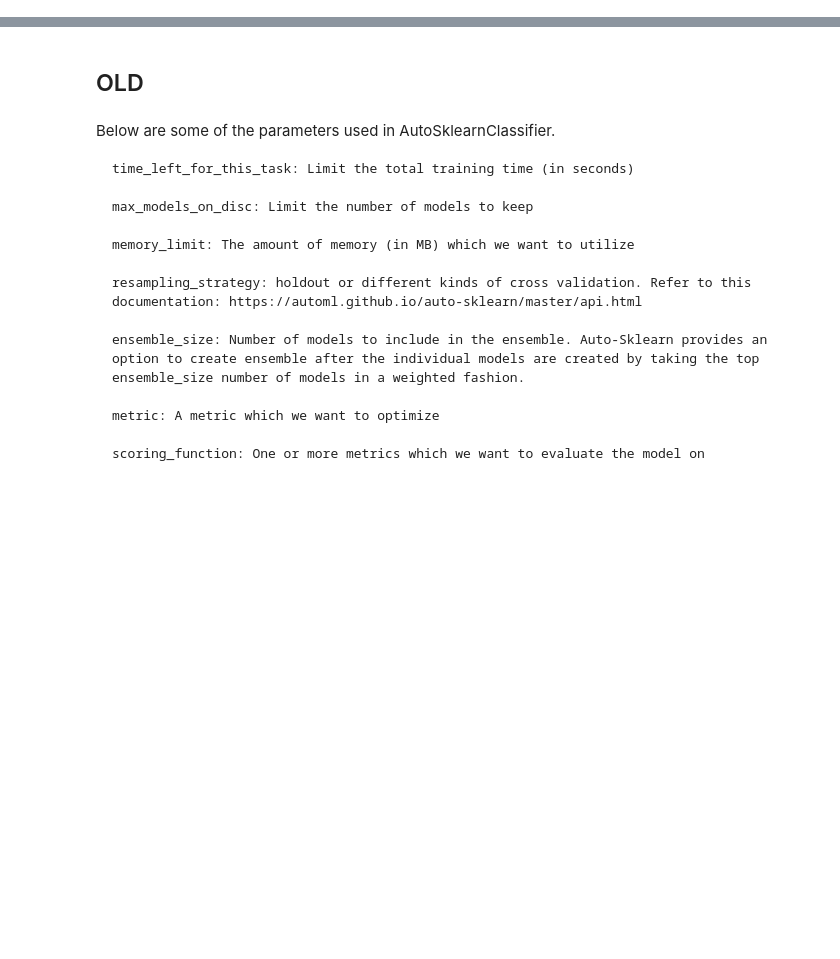
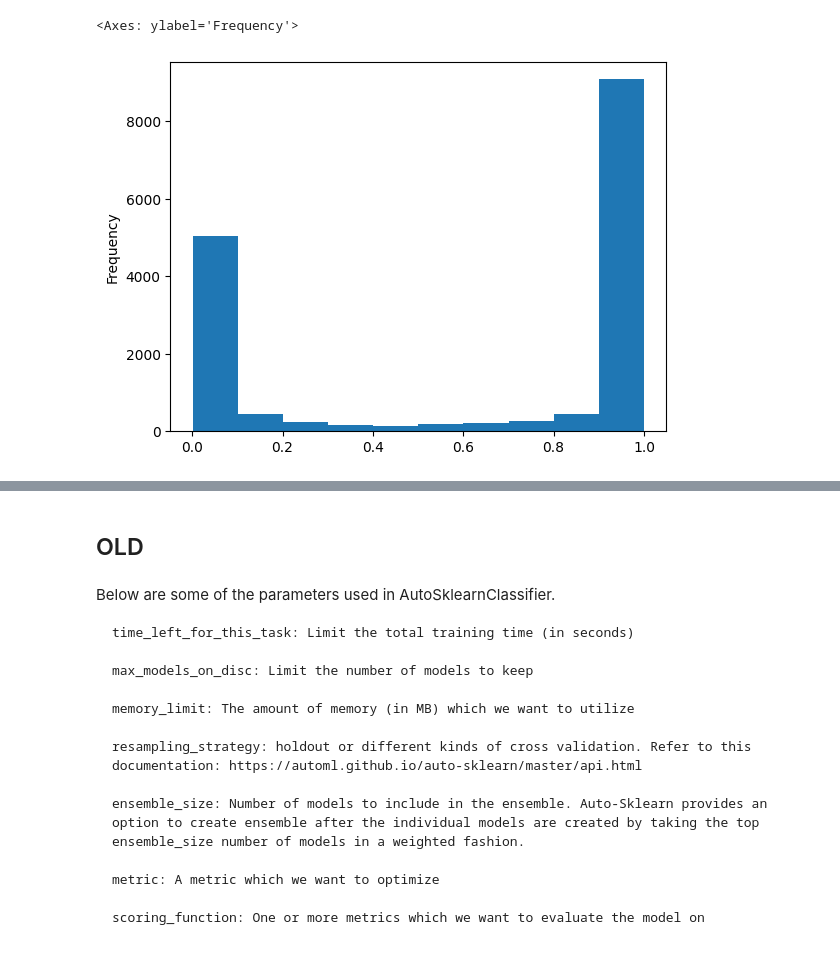
Before and after one commit to jake-g/reddit-scraper, a Jupyter notebook: reddit_yt_match_ml.ipynb, the cells around one changed output, grey strips where cells are left out. Saved outputs shown, nothing was run; the diff lists cells and outputs as text; code cells hidden in the pictures; blank space fills up the shorter version.

```diff
--- a/reddit_yt_match_ml.ipynb
+++ b/reddit_yt_match_ml.ipynb
@@ -172,0 +294,5 @@ Gains/Lift Table: Avg response rate: 68.18 %, avg score: 68.44 %
+# %%
+df['proba_GBM_2_AutoML_3_20241231_223245'].plot.hist()
+# %% [output]
+<Axes: ylabel='Frequency'>
+[figure, added]
```
Also changed, not shown: parts of 15 cells of this notebook.
